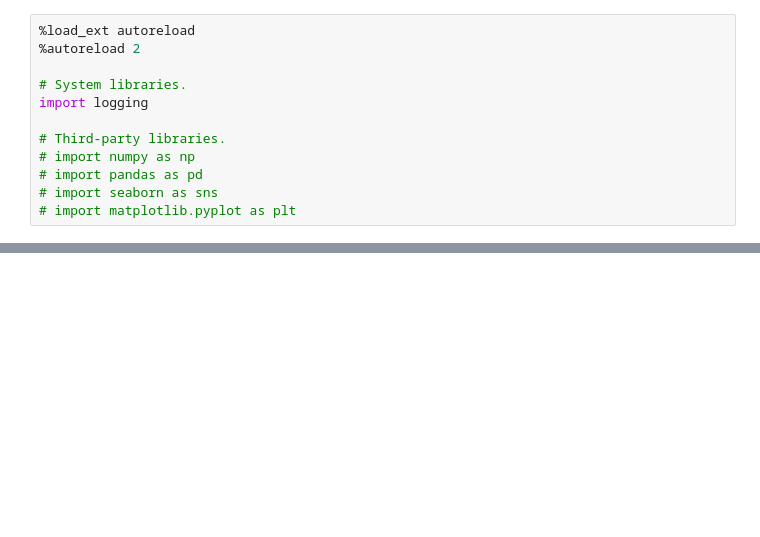
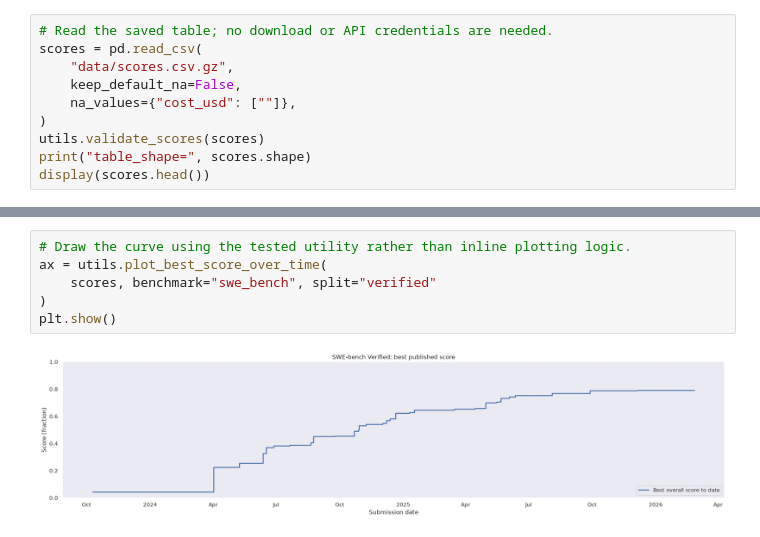
Before and after one commit to Yashu16/forked_grp8_gpsaggese.github.io, a Jupyter notebook: class_project/msml610/Fall2026/projects/UmdTask934_MSML610_Fall2026_Benchmarking_Data_Science_Agents/benchmarking_agents.example.ipynb, the cells around one changed output, grey strips where cells are left out. Cells and saved outputs as stored; diff of their text form; blank space fills up the shorter version.

Commit message:
UmdTask934: Add the example notebook, the score-over-time plot and the README

```diff
--- a/class_project/msml610/Fall2026/projects/UmdTask934_MSML610_Fall2026_Benchmarking_Data_Science_Agents/benchmarking_agents.example.ipynb
+++ b/class_project/msml610/Fall2026/projects/UmdTask934_MSML610_Fall2026_Benchmarking_Data_Science_Agents/benchmarking_agents.example.ipynb
@@ -19,12 +50,10 @@ Guide: https://github.com/causify-ai/helpers/blob/master/docs/coding/all.jupyter
 # %%
-%load_ext autoreload
-%autoreload 2
-
-# System libraries.
-import logging
-
-# Third-party libraries.
-# import numpy as np
-# import pandas as pd
-# import seaborn as sns
-# import matplotlib.pyplot as plt
+# Read the saved table; no download or API credentials are needed.
+scores = pd.read_csv(
+    "data/scores.csv.gz",
+    keep_default_na=False,
+    na_values={"cost_usd": [""]},
+)
+utils.validate_scores(scores)
+print("table_shape=", scores.shape)
+display(scores.head())
@@ -116,0 +176,8 @@ def template_function(arg1: int) -> None:
+# %%
+# Draw the curve using the tested utility rather than inline plotting logic.
+ax = utils.plot_best_score_over_time(
+    scores, benchmark="swe_bench", split="verified"
+)
+plt.show()
+# %% [output]
+[figure, added]
```
Also changed, not shown: parts of 16 cells of this notebook, 4 other files.
